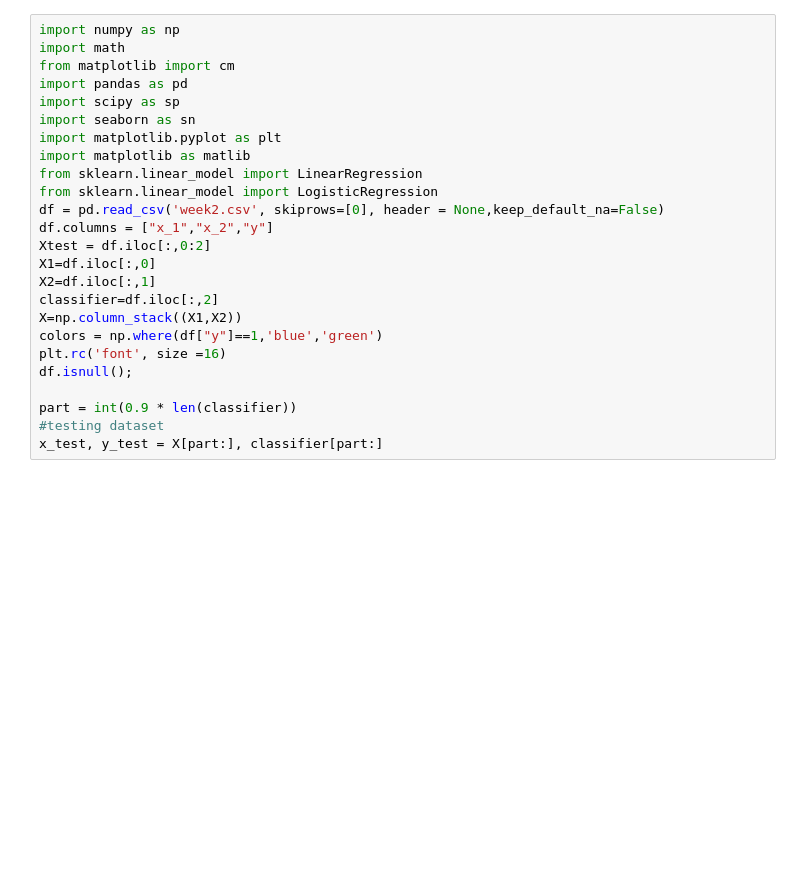
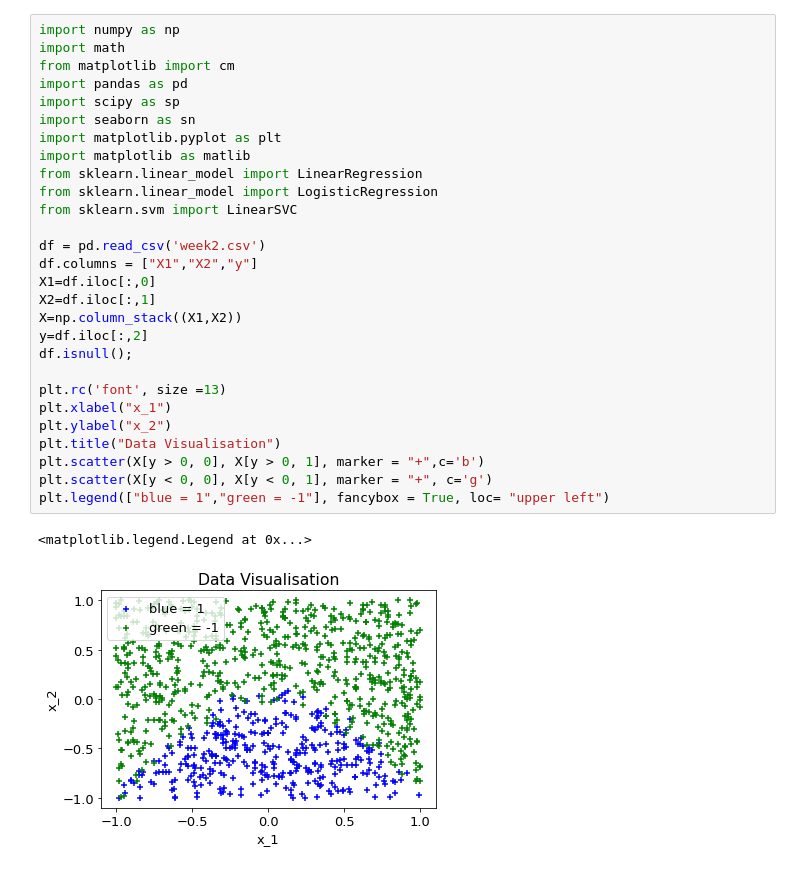
Before and after one commit to cormacmadden/Machine-Learning-Module, a Jupyter notebook: Assignment1.ipynb, the cells around one changed output. Drawn from its saved outputs; the diff is of its cells as text; blank space fills up the shorter version.

```diff
--- a/Assignment1.ipynb
+++ b/Assignment1.ipynb
@@ -1,25 +1,31 @@
 # %%
 import numpy as np
 import math
 from matplotlib import cm
 import pandas as pd
 import scipy as sp
 import seaborn as sn
 import matplotlib.pyplot as plt
 import matplotlib as matlib
 from sklearn.linear_model import LinearRegression
 from sklearn.linear_model import LogisticRegression
-df = pd.read_csv('week2.csv', skiprows=[0], header = None,keep_default_na=False)
-df.columns = ["x_1","x_2","y"]
-Xtest = df.iloc[:,0:2]
+from sklearn.svm import LinearSVC
+
+df = pd.read_csv('week2.csv')
+df.columns = ["X1","X2","y"]
 X1=df.iloc[:,0]
 X2=df.iloc[:,1]
-classifier=df.iloc[:,2]
 X=np.column_stack((X1,X2))
-colors = np.where(df["y"]==1,'blue','green')
-plt.rc('font', size =16)
+y=df.iloc[:,2]
 df.isnull();
 
-part = int(0.9 * len(classifier))
-#testing dataset
-x_test, y_test = X[part:], classifier[part:]
+plt.rc('font', size =13)
+plt.xlabel("x_1")
+plt.ylabel("x_2")
+plt.title("Data Visualisation")
+plt.scatter(X[y > 0, 0], X[y > 0, 1], marker = "+",c='b')
+plt.scatter(X[y < 0, 0], X[y < 0, 1], marker = "+", c='g')
+plt.legend(["blue = 1","green = -1"], fancybox = True, loc= "upper left")
+# %% [output]
+<matplotlib.legend.Legend at 0x...>
+[figure, added]
```
Also changed, not shown: parts of 5 cells of this notebook, 2 other files.
